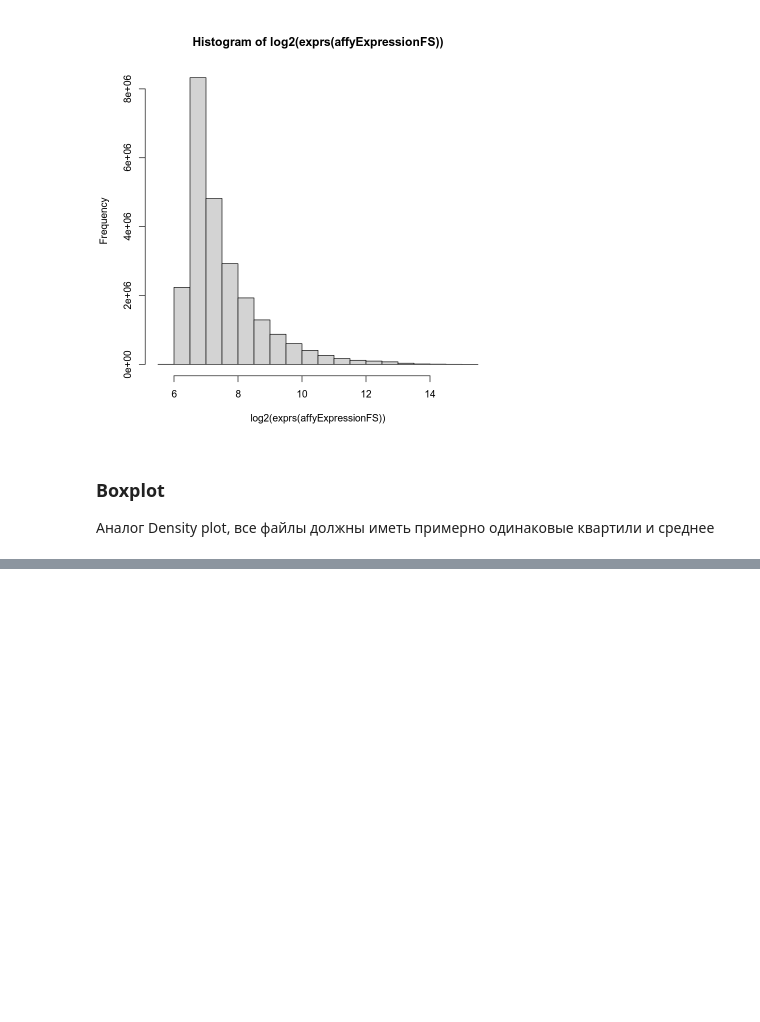
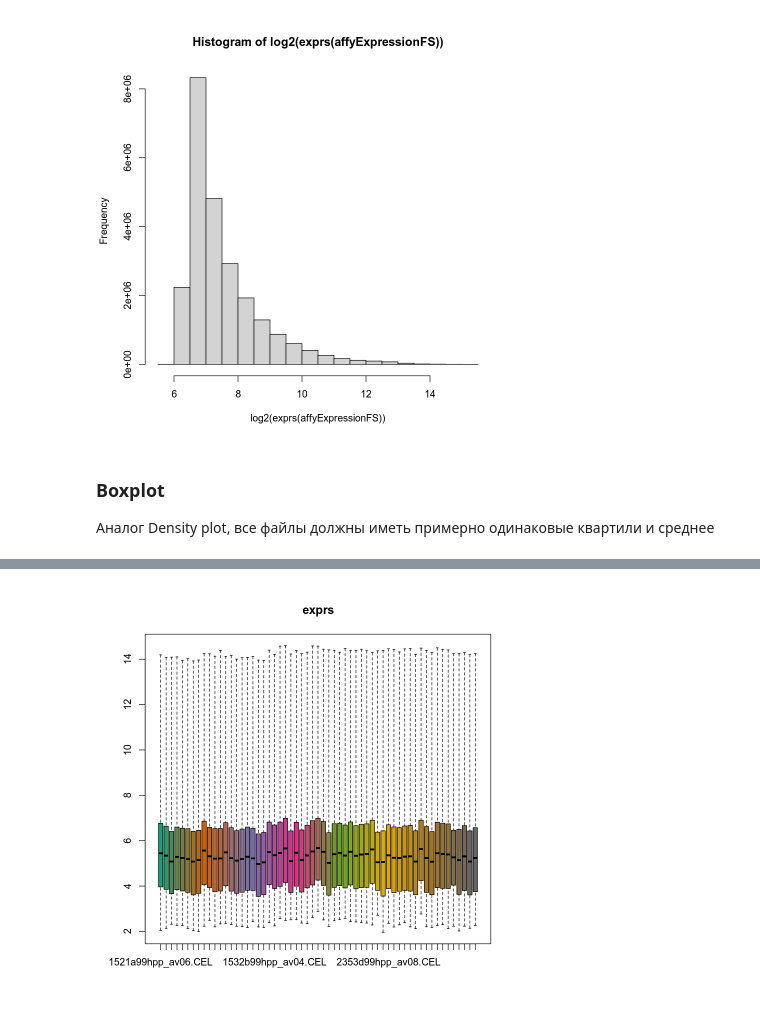
Before and after one commit to marcenavuc/bioinf_tutors, a Jupyter notebook: DEA/r_examples/Quality control.ipynb, the cells around one changed output, grey strips where cells are left out. Cells and saved outputs as stored; diff of their text form; code cells hidden in the pictures; blank space fills up the shorter version.

```diff
--- a/DEA/r_examples/Quality control.ipynb
+++ b/DEA/r_examples/Quality control.ipynb
@@ -106,0 +171,3 @@ ERROR: Error in exprs(affyExpressionFS): не могу найти функцию
+# %%
+eset_rma <- rma(affyExpressionFS, normalize = FALSE)
+eset_rma
@@ -106,0 +192,4 @@ ERROR: Error in exprs(affyExpressionFS): не могу найти функцию
+# %%
+boxplot(eset_rma)
+# %% [output]
+[figure, added]
```
Also changed, not shown: parts of 23 cells of this notebook, 5 other files.
